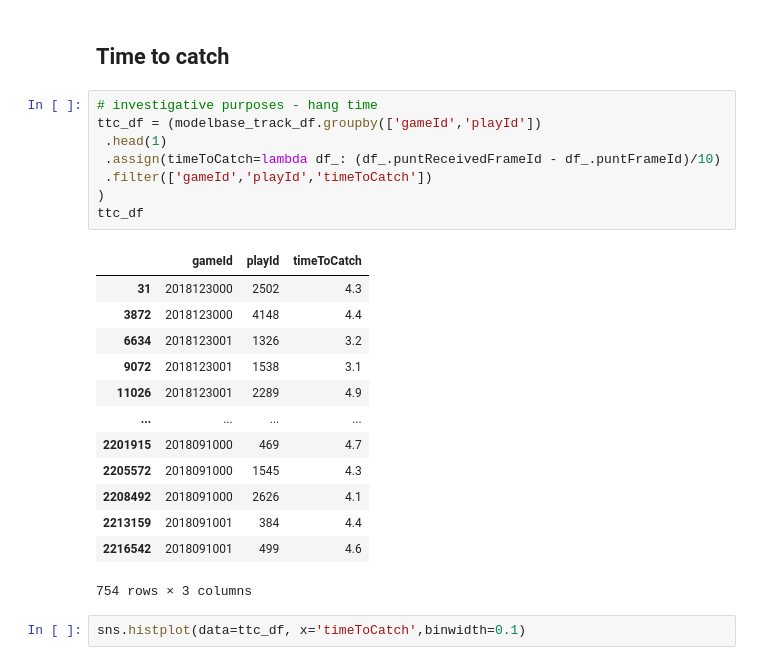
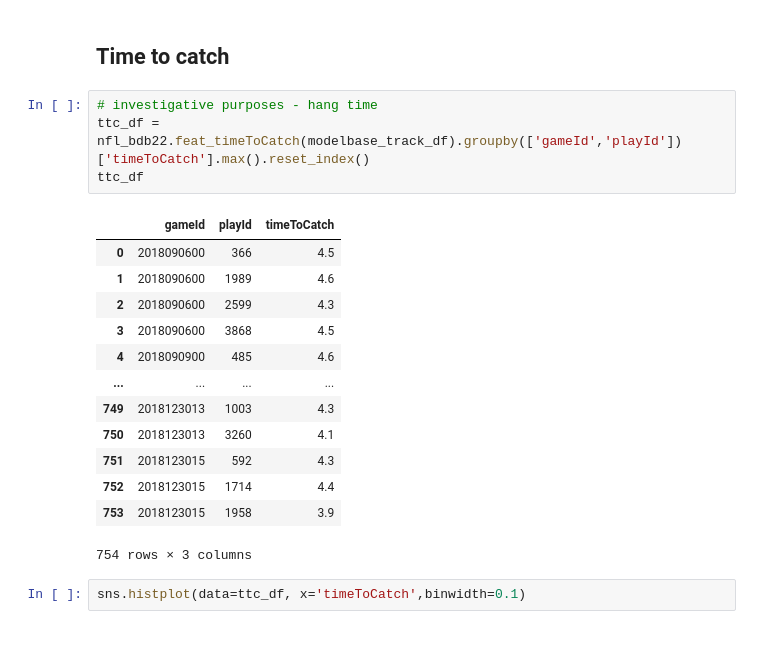
Before and after one commit to pschlais/kaggle_nfl_bdb_2022, a Jupyter notebook: 2_FeatureDefinition.ipynb, the cells around one changed output. Cells and saved outputs as stored; diff of their text form.

```diff
--- a/2_FeatureDefinition.ipynb
+++ b/2_FeatureDefinition.ipynb
@@ -123,25 +120,21 @@ modelbase_track_df
 ## Time to catch
 # %%
 # investigative purposes - hang time
-ttc_df = (modelbase_track_df.groupby(['gameId','playId'])
- .head(1)
- .assign(timeToCatch=lambda df_: (df_.puntReceivedFrameId - df_.puntFrameId)/10)
- .filter(['gameId','playId','timeToCatch'])
-)
+ttc_df = nfl_bdb22.feat_timeToCatch(modelbase_track_df).groupby(['gameId','playId'])['timeToCatch'].max().reset_index()
 ttc_df
 # %% [output]
 |  | gameId | playId | timeToCatch |
-| 31 | 2018123000 | 2502 | 4.3 |
-| 3872 | 2018123000 | 4148 | 4.4 |
-| 6634 | 2018123001 | 1326 | 3.2 |
-| 9072 | 2018123001 | 1538 | 3.1 |
-| 11026 | 2018123001 | 2289 | 4.9 |
+| 0 | 2018090600 | 366 | 4.5 |
+| 1 | 2018090600 | 1989 | 4.6 |
+| 2 | 2018090600 | 2599 | 4.3 |
+| 3 | 2018090600 | 3868 | 4.5 |
+| 4 | 2018090900 | 485 | 4.6 |
 | ... | ... | ... | ... |
-| 2201915 | 2018091000 | 469 | 4.7 |
-| 2205572 | 2018091000 | 1545 | 4.3 |
-| 2208492 | 2018091000 | 2626 | 4.1 |
-| 2213159 | 2018091001 | 384 | 4.4 |
-| 2216542 | 2018091001 | 499 | 4.6 |
+| 749 | 2018123013 | 1003 | 4.3 |
+| 750 | 2018123013 | 3260 | 4.1 |
+| 751 | 2018123015 | 592 | 4.3 |
+| 752 | 2018123015 | 1714 | 4.4 |
+| 753 | 2018123015 | 1958 | 3.9 |
 754 rows × 3 columns
 # %%
 sns.histplot(data=ttc_df, x='timeToCatch',binwidth=0.1)
```
Also changed, not shown: parts of 7 cells of this notebook, 1 other file.
